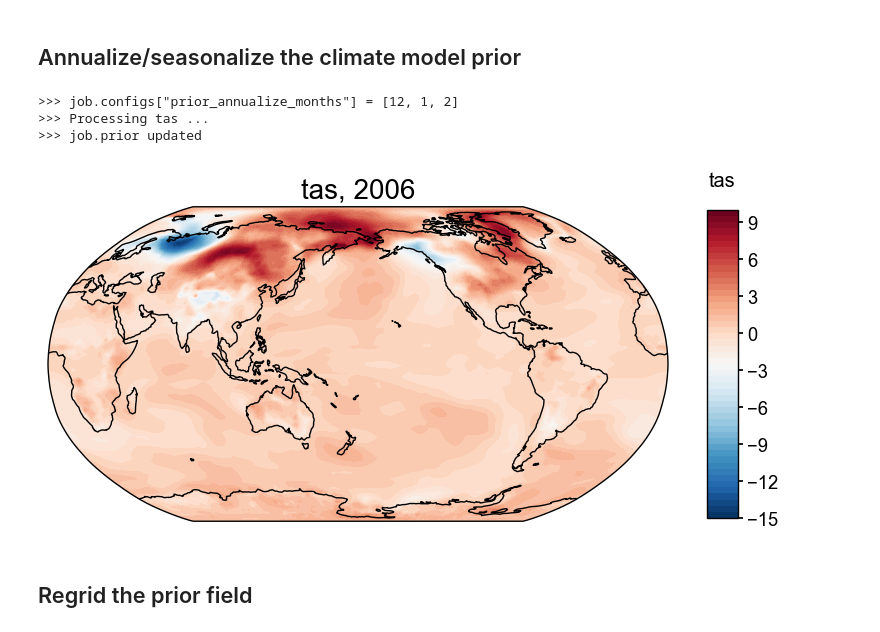
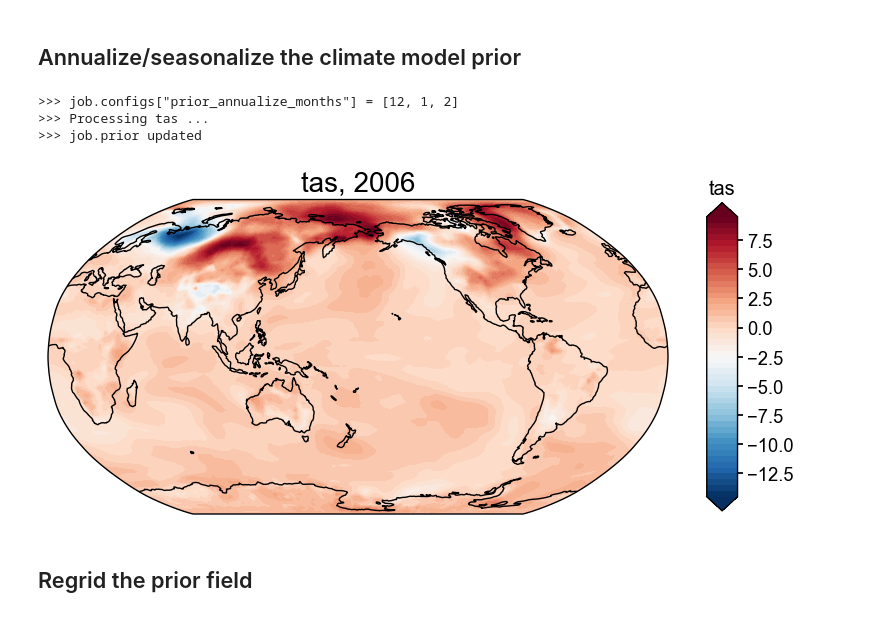
Before and after one commit to fzhu2e/cfr, a Jupyter notebook: docsrc/notebooks/lmr-real-pages2k.ipynb, the cells around one changed output. Cells and saved outputs as stored; diff of their text form; code cells hidden in the pictures.

```diff
--- a/docsrc/notebooks/lmr-real-pages2k.ipynb
+++ b/docsrc/notebooks/lmr-real-pages2k.ipynb
@@ -61,7 +60,7 @@ job.load_clim(
 job.load_clim(
     tag='obs',
     path_dict={
-        'tas': './data/20CRv3/air.2m.mon.mean.nc',
+        'tas': './data/air.2m.mon.mean.nc',
     },
     rename_dict={'tas': 'air'},
     anom_period=(1951, 1980),
@@ -128,12 +128,12 @@ job.forward_psms(verbose=True)
 ## Annualize/seasonalize the climate model prior
 # %%
 job.annualize_clim(tag='prior', verbose=True, months=[12, 1, 2])
-fig, ax = job.prior['tas'].plot(it=-1)
+fig, ax = job.prior['tas'][-1].plot()
 # %% [output]
 >>> job.configs["prior_annualize_months"] = [12, 1, 2]
 >>> Processing tas ...
 >>> job.prior updated
-[figure, old version]
+[figure, new version]
 # %% [markdown]
 ## Regrid the prior field
 # %%
```
Also changed, not shown: parts of 12 cells of this notebook, 10 other files.
